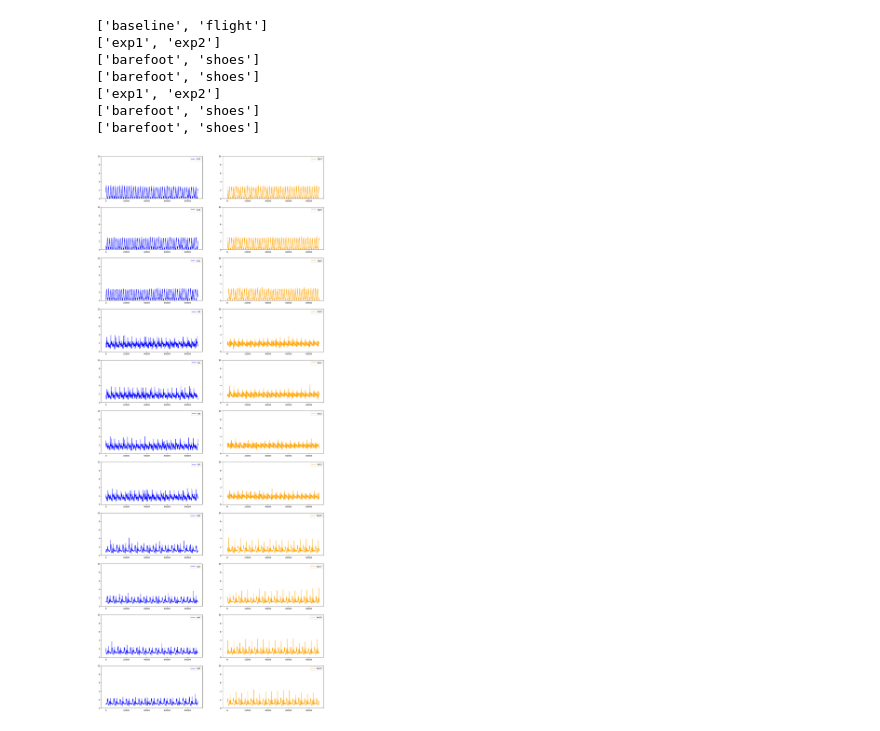
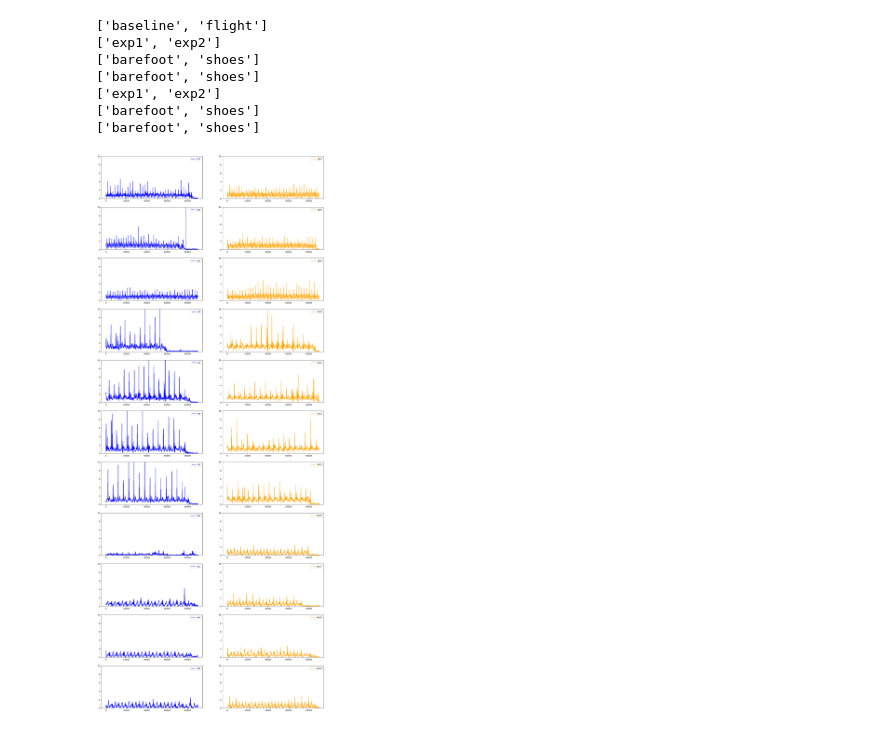
Before and after one commit to mcrooks83/ESA_85th_pbf_campaign_os, a Jupyter notebook: data_preparation/TalTech/2. validate data.ipynb, the cells around one changed output. Drawn from its saved outputs; the diff is of its cells as text; code cells hidden in the pictures.

```diff
--- a/data_preparation/TalTech/2. validate data.ipynb
+++ b/data_preparation/TalTech/2. validate data.ipynb
@@ -52,20 +52,20 @@ for env in env_dirs:
 # %%
 # plot the baseline data for an experimenter
 
-exp = 2
-env = "baseline"
+exp = 1
+env = "flight"
 direction = "mag"
 
 fig, ax = plt.subplots(11,2, figsize=(20, 50))
 
 for idx, d in enumerate(data[env][f"exp{str(exp)}"]["shoes"]):
     ax[idx][0].plot(data[env][f"exp{str(exp)}"]["shoes"][d][direction], label=d, color="blue")
     ax[idx][0].legend()
     ax[idx][0].set_ylim(0,10)
 
 for idx, d in enumerate(data[env][f"exp{str(exp)}"]["barefoot"]):
     ax[idx][1].plot(data[env][f"exp{str(exp)}"]["barefoot"][d][direction], label=d, color="orange")
     ax[idx][1].legend()
     ax[idx][1].set_ylim(0,10)
 # %% [output]
-[figure, old version]
+[figure, new version]
```
Also changed, not shown: 6 other files.
